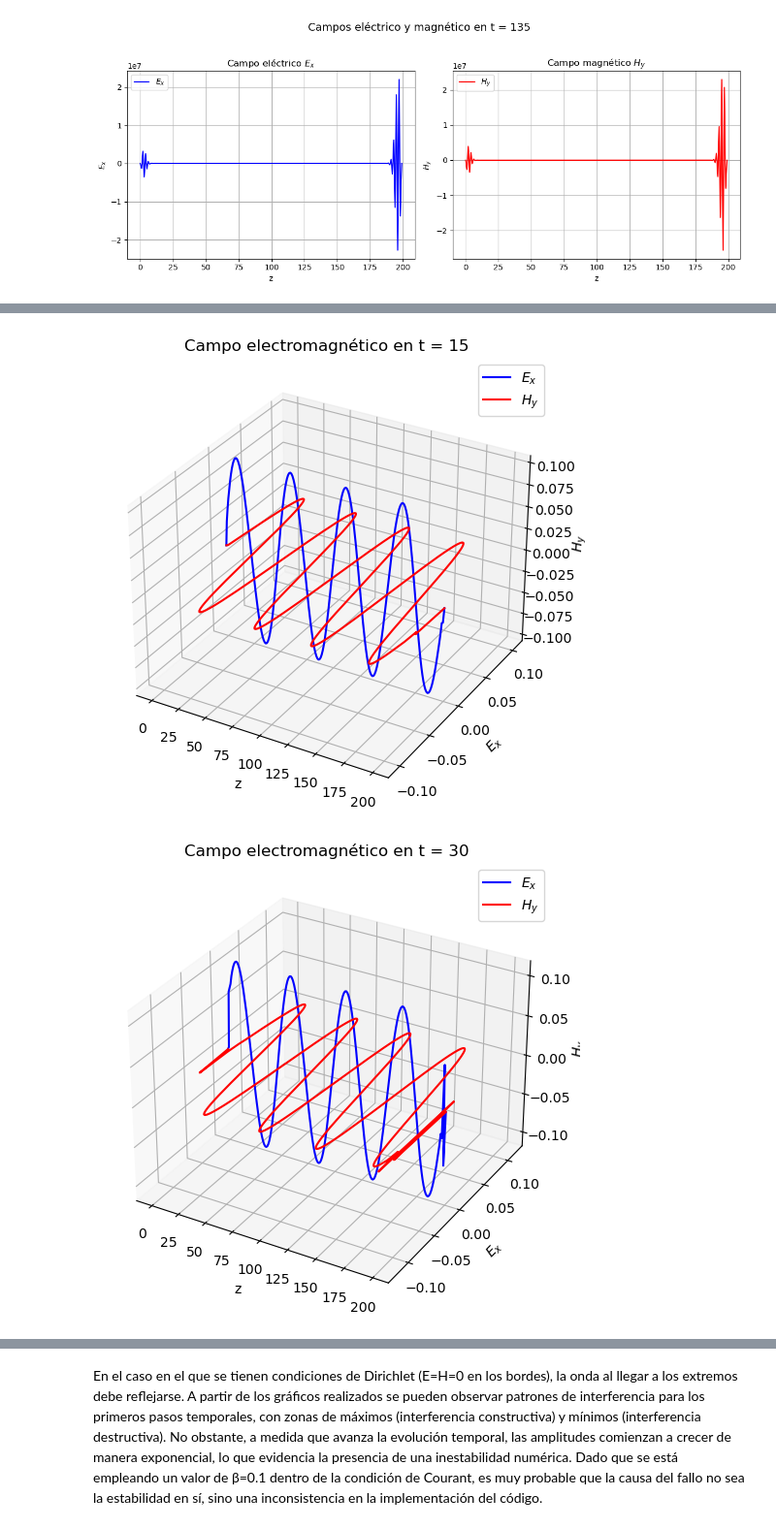
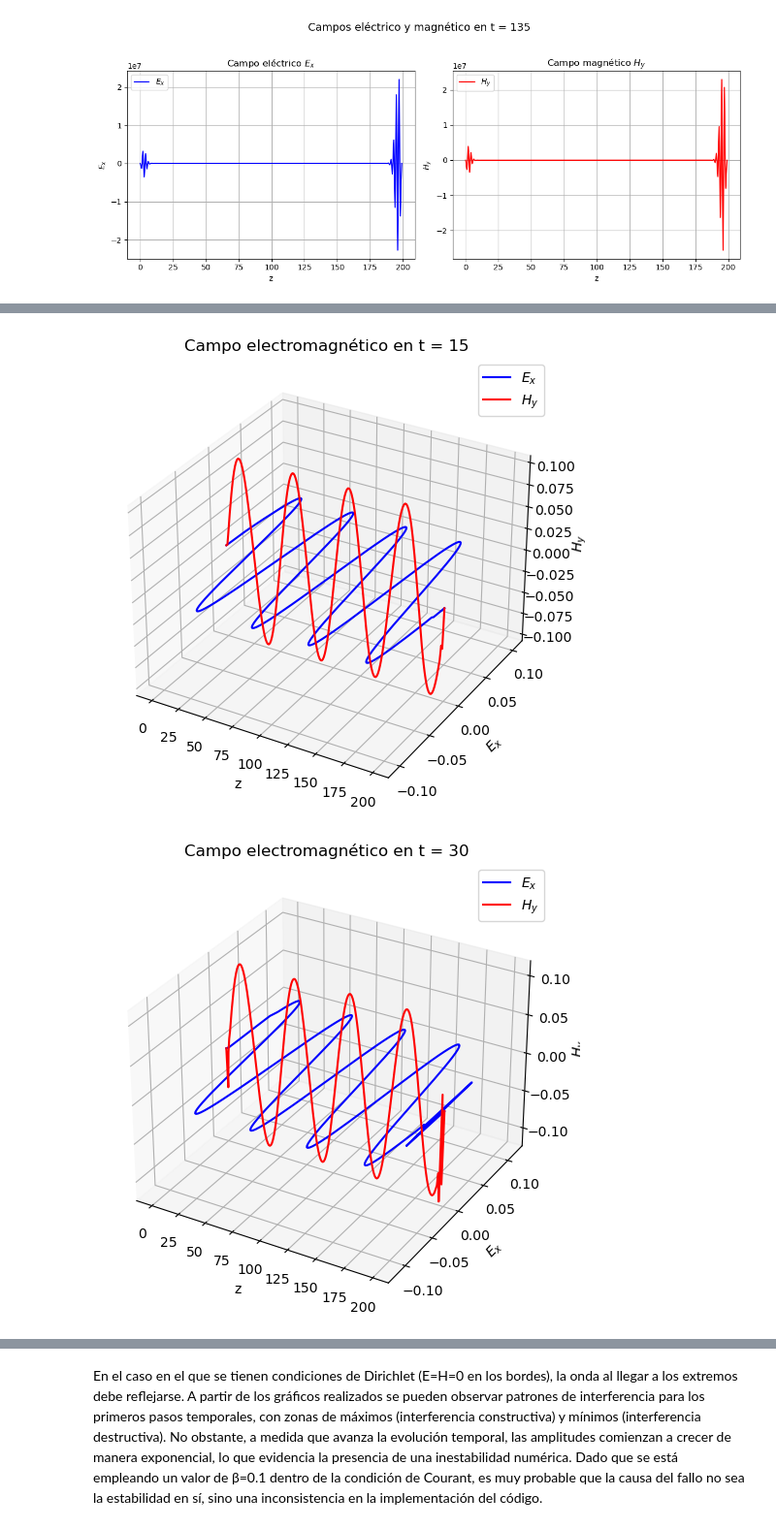
Before and after one commit to CienciaDatosUdea/004_EstudiantesFC2, a Jupyter notebook: EntregasEstudiantes/Henao_85/Parcial2/python/AnalisisRespuestas.ipynb, the cells around one changed output, grey strips where cells are left out. Shown at 97% size. Saved outputs shown, nothing was run; the diff lists cells and outputs as text; code cells hidden in the pictures.

```diff
--- a/EntregasEstudiantes/Henao_85/Parcial2/python/AnalisisRespuestas.ipynb
+++ b/EntregasEstudiantes/Henao_85/Parcial2/python/AnalisisRespuestas.ipynb
@@ -74,11 +74,12 @@ for step, filename in file_step_pairs:
     Ex = df["Ex"].to_numpy()
     Hy = df["Hy"].to_numpy()
 
-    # Campo eléctrico Ex(z)
-    ax.plot(z, np.zeros_like(z), Ex, color="blue", label="$E_x$")
+
+    # Campo electrico Ex(z)
+    ax.plot(z, Ex, np.zeros_like(z), color="blue", label="$E_x$")
 
     # Campo magnético Hy(z)
-    ax.plot(z, Hy, np.zeros_like(z), color="red", label="$H_y$")
+    ax.plot(z, np.zeros_like(z), Hy, color="red", label="$H_y$")
 
     ax.set_xlabel("z")
     ax.set_ylabel("$E_x$")
@@ -164,11 +165,12 @@ for step, filename in file_step_pairs:
     Ex = df["Ex"].to_numpy()
     Hy = df["Hy"].to_numpy()
 
-    # Campo eléctrico Ex(z)
-    ax.plot(z, np.zeros_like(z), Ex, color="blue", label="$E_x$")
+
+    # Campo electrico Ex(z)
+    ax.plot(z, Ex, np.zeros_like(z), color="blue", label="$E_x$")
 
     # Campo magnético Hy(z)
-    ax.plot(z, Hy, np.zeros_like(z), color="red", label="$H_y$")
+    ax.plot(z, np.zeros_like(z), Hy, color="red", label="$H_y$")
 
     ax.set_xlabel("z")
     ax.set_ylabel("$E_x$")
@@ -182,2 +184,2 @@ for step, filename in file_step_pairs:
-[figure, old version]
+[figure, new version]
-[figure, old version]
+[figure, new version]
```
Also changed, not shown: parts of 2 cells of this notebook.
